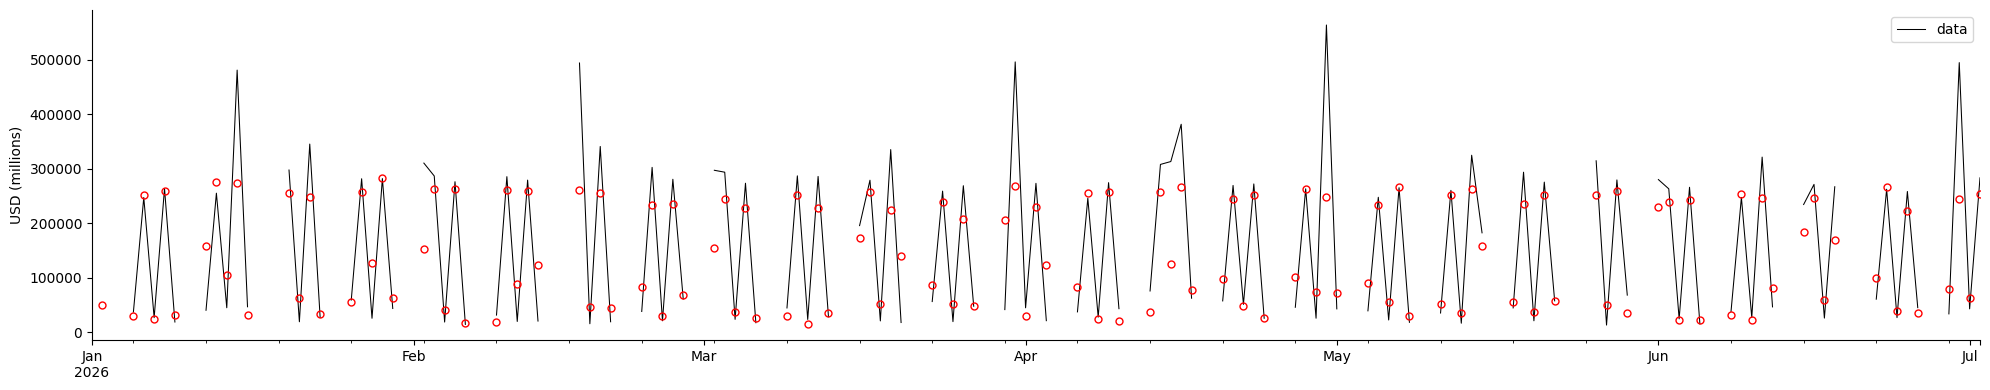
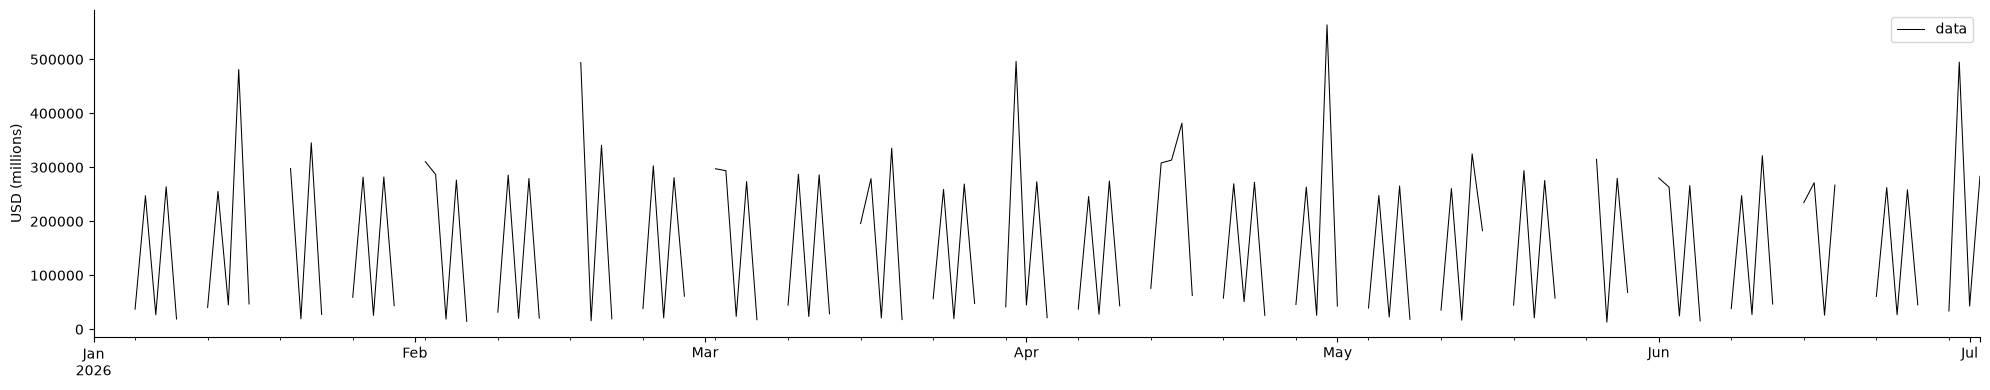
Code edit (unified diff) that turned the first committed figure into the second:
--- before
+++ after
@@ -1,14 +1,7 @@
-# prepare data for plot
+plt.figure(figsize=(20,4))
 year_df = series.to_dataframe()
-year_df = year_df[year_df.index.year == 2026] # isolate 2025
+year_df = year_df[year_df.index.year == 2026]
 year_ts = TimeSeries.from_dataframe(year_df)
-obs = ~np.isnan(year_ts.values()).flatten() # plot only days with observations
-xx = df_forecast.index[obs]
-yy = df_forecast.FLOW.values[obs]
-
-# plot a chart
-plt.figure(figsize=(20,4))
 year_ts.plot(color='k', linewidth=.75, label='data')
-plt.plot(xx, yy, 'or', markersize=5, mfc='none', label='forecast')
 plt.ylabel('USD (millions)', fontweight='normal')
 plt.xlabel(None)

Commit: q